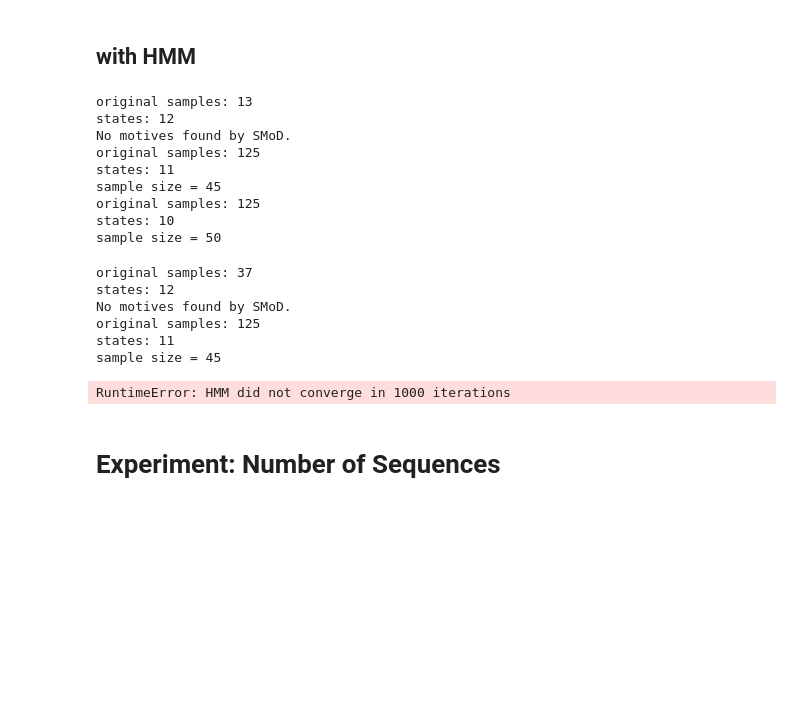
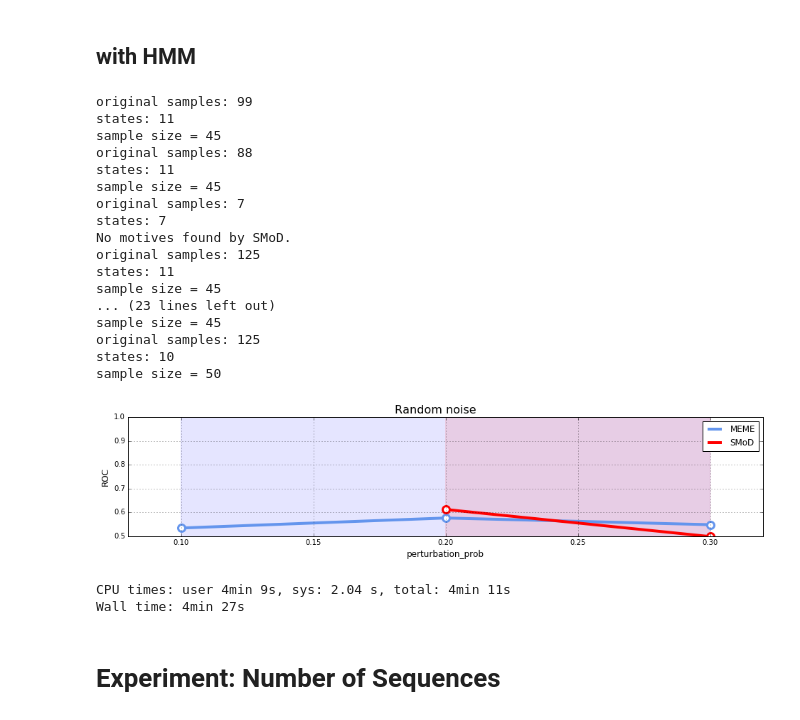
Before and after one commit to fabriziocosta/pyMotif, a Jupyter notebook: Performance Comparison.ipynb, the cells around one changed output. Drawn from its saved outputs; the diff is of its cells as text; code cells hidden in the pictures; blank space fills up the shorter version.

```diff
--- a/Performance Comparison.ipynb
+++ b/Performance Comparison.ipynb
@@ -765,8 +766,8 @@ Wall time: 13min 5s
 # %%
 %%time
 
-def make_results(n_rep=10):
-    for param in [0.1,0.2,0.3,0.4,0.5,0.6,0.7]:
+def make_results(n_rep=1):
+    for param in [0.1,0.2,0.3]:#,0.4,0.5,0.6,0.7]:
         results = {'meme':[], 'smod':[]}
         for rep in range(n_rep):
             tool_result = evaluate(scoring_criteria='hmm', # ['pwm','hmm']
@@ -777,43 +778,47 @@ def make_results(n_rep=10):
                                    n_sequences=250,
                                    perturbation_prob=0.05,
                                    n_clusters=15,
                                    min_subarray_size=5,
                                    max_subarray_size=15,
                                    min_score=4,
                                    min_freq=param,
                                    min_cluster_size=5,
-                                   similarity_threshold=.90,
+                                   similarity_threshold=.50,
                                    freq_threshold=0.025,
                                    p_value=0.03)
 
             results['meme'].append(tool_result['meme'])
             results['smod'].append(tool_result['smod'])
         for tool in ['meme', 'smod']:
             avg = np.mean(results[tool])
             std = np.std(results[tool])
             results[tool] = (avg, std)
         yield param, results['meme'][0], results['meme'][1], results['smod'][0], results['smod'][1]
 
 
 data = [(param, val_m, std_m, val_s, std_s) for param, val_m, std_m, val_s, std_s in make_results()]
 plot_results(data, title='Random noise', xlabel='perturbation_prob', ylabel='ROC')
 # %% [output]
-original samples: 13
-states: 12
+original samples: 99
+states: 11
+sample size = 45
+original samples: 88
+states: 11
+sample size = 45
+original samples: 7
+states: 7
 No motives found by SMoD.
 original samples: 125
 states: 11
 sample size = 45
+... (23 lines left out)
+sample size = 45
 original samples: 125
 states: 10
 sample size = 50
+[figure, added]
-original samples: 37
-states: 12
-No motives found by SMoD.
-original samples: 125
-states: 11
-sample size = 45
+CPU times: user 4min 9s, sys: 2.04 s, total: 4min 11s
+Wall time: 4min 27s
-RuntimeError: HMM did not converge in 1000 iterations
 # %% [markdown]
 <h1>Experiment: Number of Sequences</h1>
 # %% [markdown]
```
Also changed, not shown: parts of 6 cells of this notebook, 4 other files.
